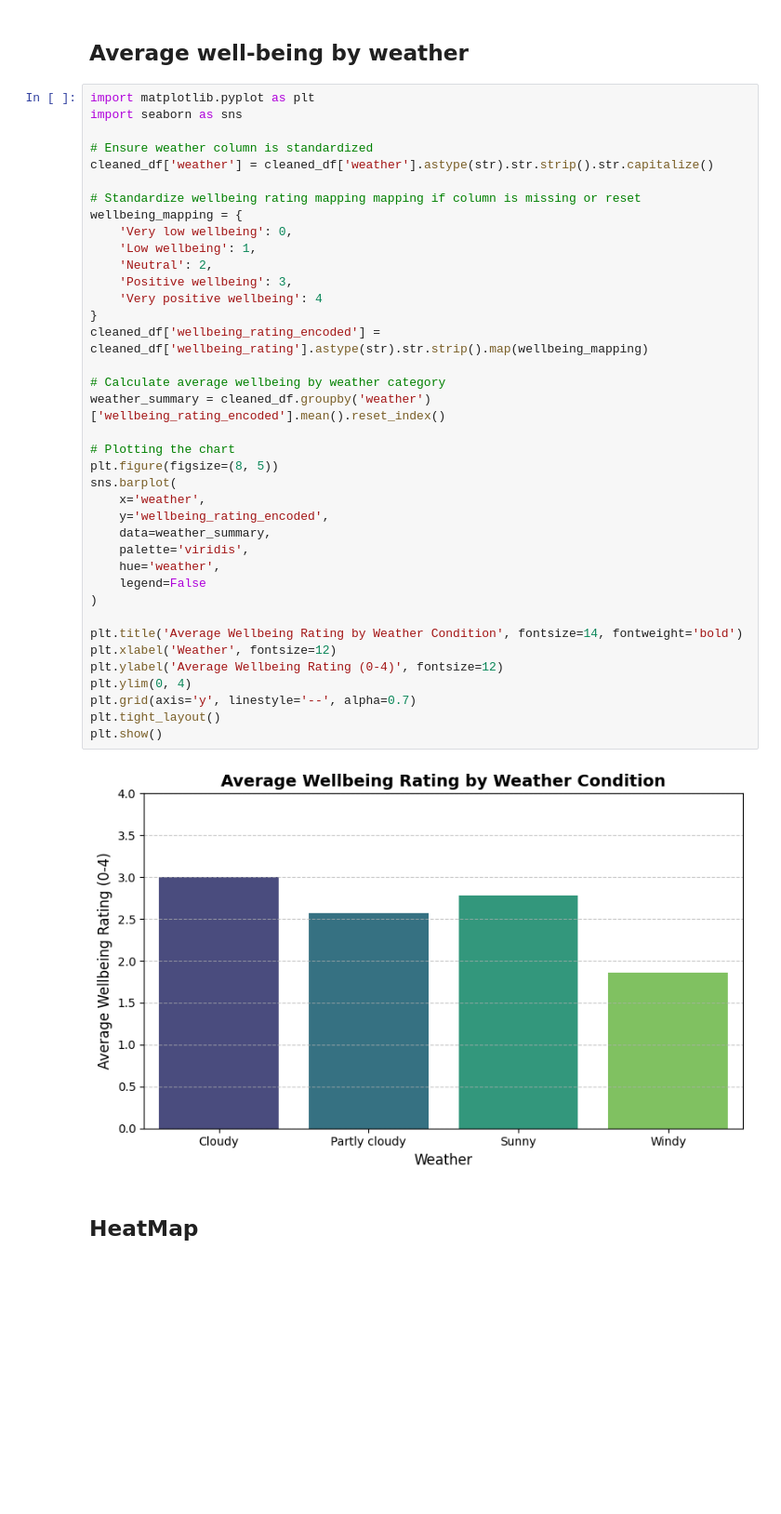
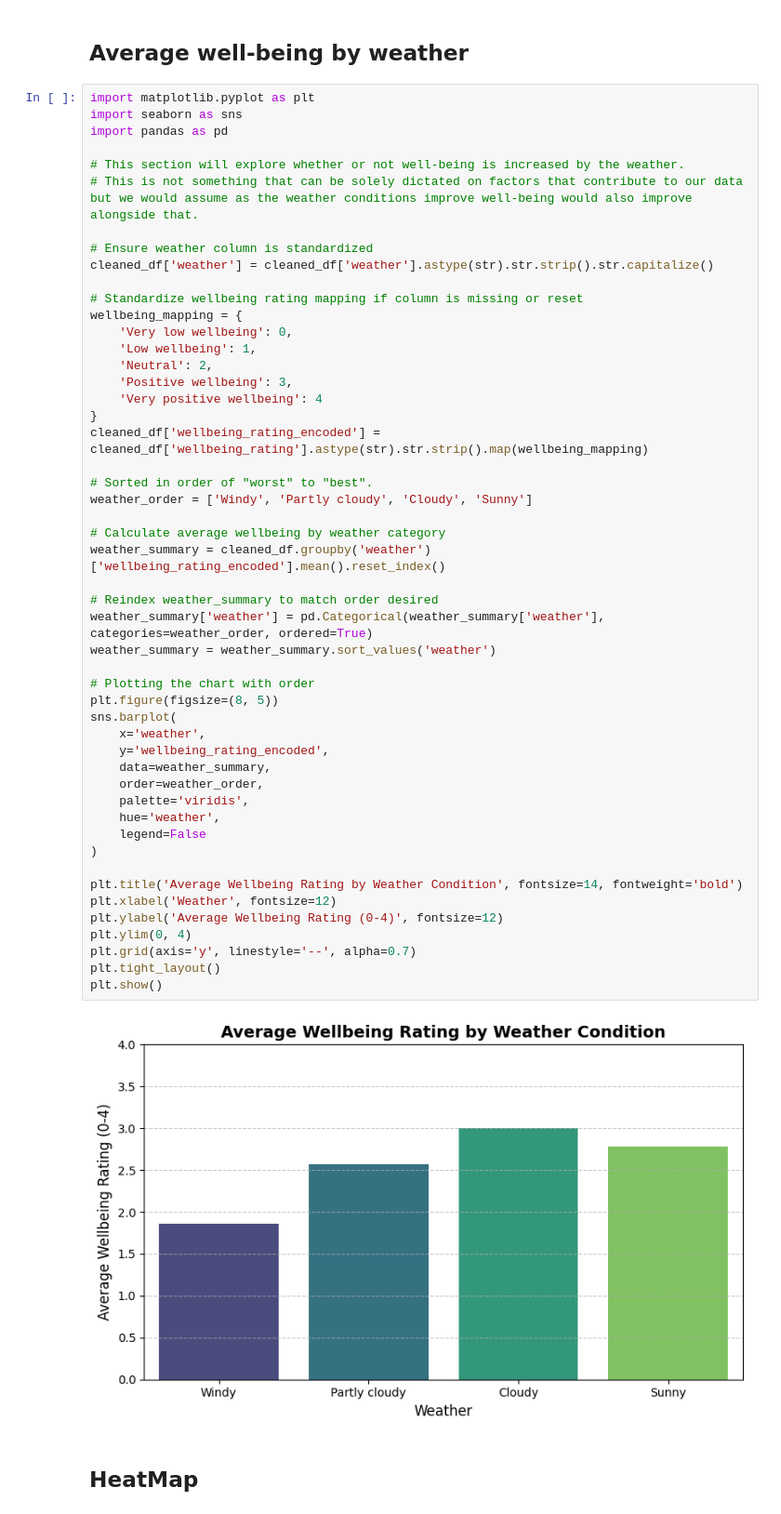
Before and after one commit to OisinStapleton/ml-campus_data-project-colab, a Jupyter notebook: MiniProjectOS.ipynb, the cells around one changed output. Shown at 93% size. Drawn from its saved outputs; the diff is of its cells as text; blank space fills up the shorter version.

Commit message:
Added comments to code for explanation of features. Added an extra heatmap.

```diff
--- a/MiniProjectOS.ipynb
+++ b/MiniProjectOS.ipynb
@@ -577,43 +567,55 @@ plt.show()
 # %%
 import matplotlib.pyplot as plt
 import seaborn as sns
+import pandas as pd
+
+# This section will explore whether or not well-being is increased by the weather.
+# This is not something that can be solely dictated on factors that contribute to our data but we would assume as the weather conditions improve well-being would also improve alongside that.
 
 # Ensure weather column is standardized
 cleaned_df['weather'] = cleaned_df['weather'].astype(str).str.strip().str.capitalize()
 
-# Standardize wellbeing rating mapping mapping if column is missing or reset
+# Standardize wellbeing rating mapping if column is missing or reset
 wellbeing_mapping = {
     'Very low wellbeing': 0,
     'Low wellbeing': 1,
     'Neutral': 2,
     'Positive wellbeing': 3,
     'Very positive wellbeing': 4
 }
 cleaned_df['wellbeing_rating_encoded'] = cleaned_df['wellbeing_rating'].astype(str).str.strip().map(wellbeing_mapping)
 
+# Sorted in order of "worst" to "best".
+weather_order = ['Windy', 'Partly cloudy', 'Cloudy', 'Sunny']
+
 # Calculate average wellbeing by weather category
 weather_summary = cleaned_df.groupby('weather')['wellbeing_rating_encoded'].mean().reset_index()
 
-# Plotting the chart
+# Reindex weather_summary to match order desired
+weather_summary['weather'] = pd.Categorical(weather_summary['weather'], categories=weather_order, ordered=True)
+weather_summary = weather_summary.sort_values('weather')
+
+# Plotting the chart with order
 plt.figure(figsize=(8, 5))
 sns.barplot(
     x='weather',
     y='wellbeing_rating_encoded',
     data=weather_summary,
+    order=weather_order,
     palette='viridis',
     hue='weather',
     legend=False
 )
 
 plt.title('Average Wellbeing Rating by Weather Condition', fontsize=14, fontweight='bold')
 plt.xlabel('Weather', fontsize=12)
 plt.ylabel('Average Wellbeing Rating (0-4)', fontsize=12)
 plt.ylim(0, 4)
 plt.grid(axis='y', linestyle='--', alpha=0.7)
 plt.tight_layout()
 plt.show()
 # %% [output]
-[figure, old version]
+[figure, new version]
 # %% [markdown]
 ## HeatMap
 # %%
```
Also changed, not shown: parts of 49 cells of this notebook.
